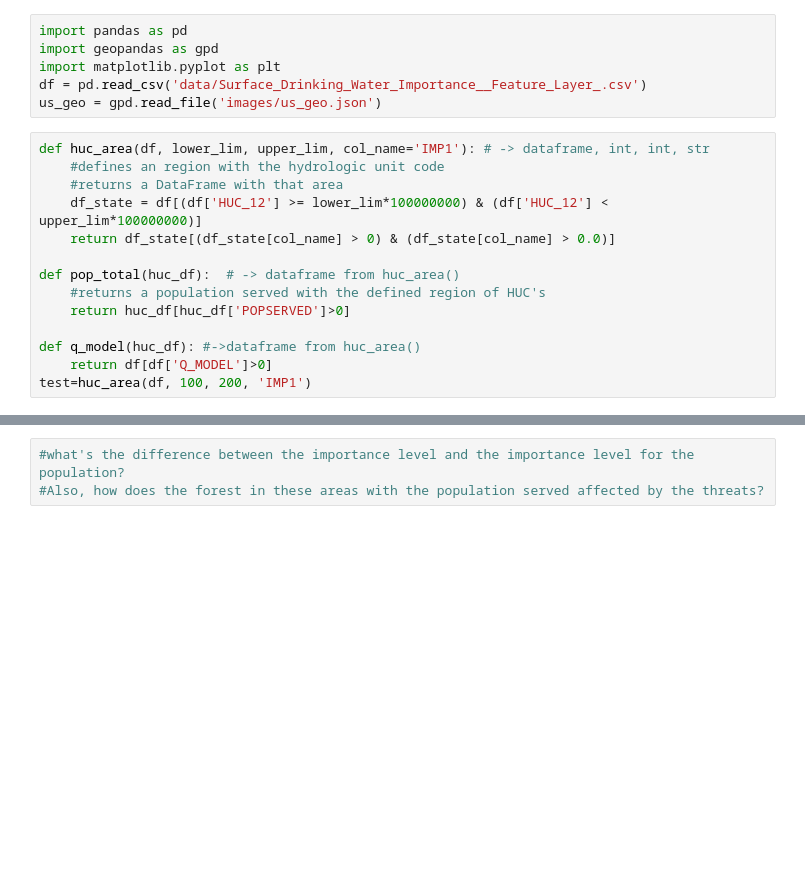
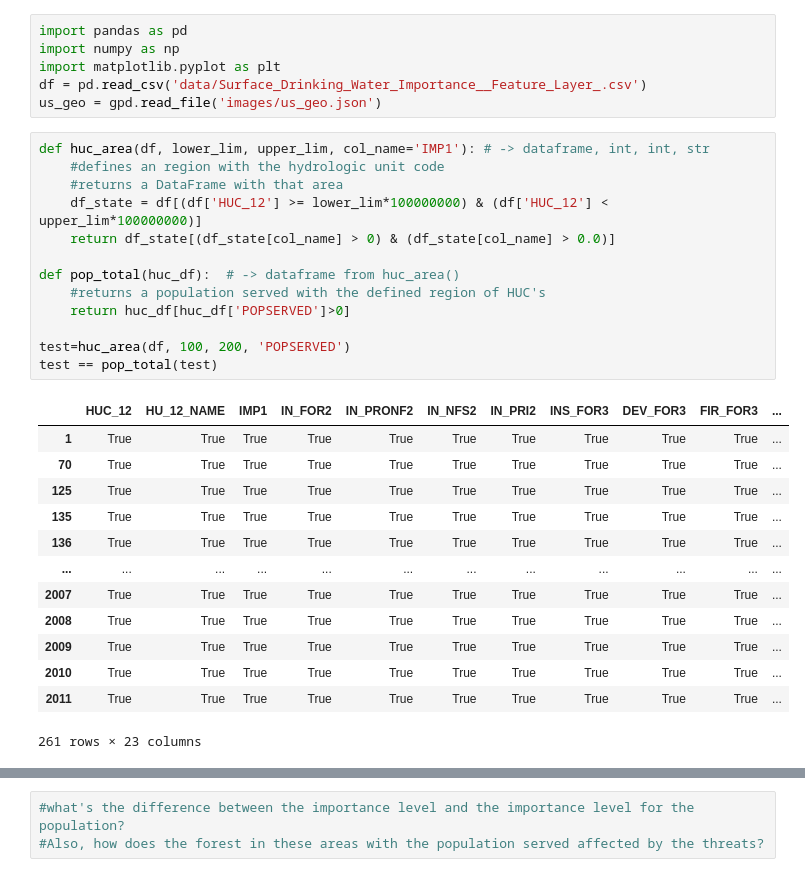
Before and after one commit to TaraBlackburn/surface_drinking_water, a Jupyter notebook: surface_water1.ipynb, the cells around one changed output, grey strips where cells are left out. Drawn from its saved outputs; the diff is of its cells as text; blank space fills up the shorter version.

```diff
--- a/surface_water1.ipynb
+++ b/surface_water1.ipynb
@@ -1,23 +1,36 @@
 # %%
 import pandas as pd
-import geopandas as gpd
+import numpy as np
 import matplotlib.pyplot as plt
 df = pd.read_csv('data/Surface_Drinking_Water_Importance__Feature_Layer_.csv')
 us_geo = gpd.read_file('images/us_geo.json')
 # %%
 def huc_area(df, lower_lim, upper_lim, col_name='IMP1'): # -> dataframe, int, int, str
     #defines an region with the hydrologic unit code
     #returns a DataFrame with that area
     df_state = df[(df['HUC_12'] >= lower_lim*100000000) & (df['HUC_12'] < upper_lim*100000000)]
     return df_state[(df_state[col_name] > 0) & (df_state[col_name] > 0.0)]
 
 def pop_total(huc_df):  # -> dataframe from huc_area()
     #returns a population served with the defined region of HUC's
     return huc_df[huc_df['POPSERVED']>0]
 
-def q_model(huc_df): #->dataframe from huc_area()
-    return df[df['Q_MODEL']>0]
-test=huc_area(df, 100, 200, 'IMP1')
+test=huc_area(df, 100, 200, 'POPSERVED')
+test == pop_total(test)
+# %% [output]
+|  | HUC_12 | HU_12_NAME | IMP1 | IN_FOR2 | IN_PRONF2 | IN_NFS2 | IN_PRI2 | INS_FOR3 | DEV_FOR3 | FIR_FOR3 | ... |
+| 1 | True | True | True | True | True | True | True | True | True | True | ... |
+| 70 | True | True | True | True | True | True | True | True | True | True | ... |
+| 125 | True | True | True | True | True | True | True | True | True | True | ... |
+| 135 | True | True | True | True | True | True | True | True | True | True | ... |
+| 136 | True | True | True | True | True | True | True | True | True | True | ... |
+| ... | ... | ... | ... | ... | ... | ... | ... | ... | ... | ... | ... |
+| 2007 | True | True | True | True | True | True | True | True | True | True | ... |
+| 2008 | True | True | True | True | True | True | True | True | True | True | ... |
+| 2009 | True | True | True | True | True | True | True | True | True | True | ... |
+| 2010 | True | True | True | True | True | True | True | True | True | True | ... |
+| 2011 | True | True | True | True | True | True | True | True | True | True | ... |
+261 rows × 23 columns
 # %%
 # sum the threaten rows of fire, development and insect/disease
 df['threats_per'] = df['INS_FOR3'] + df['DEV_FOR3'] + df['FIR_FOR3']
```
Also changed, not shown: parts of 5 cells of this notebook.
